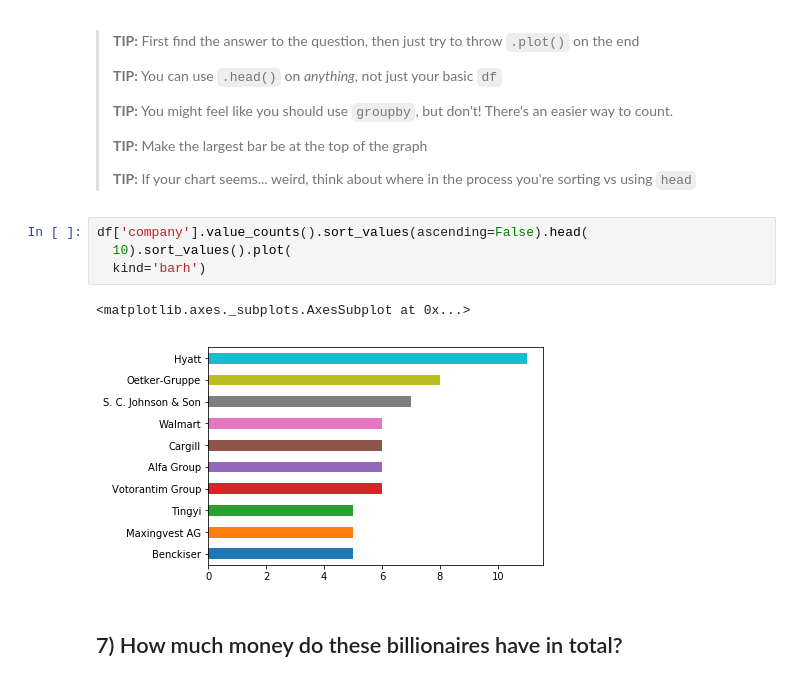
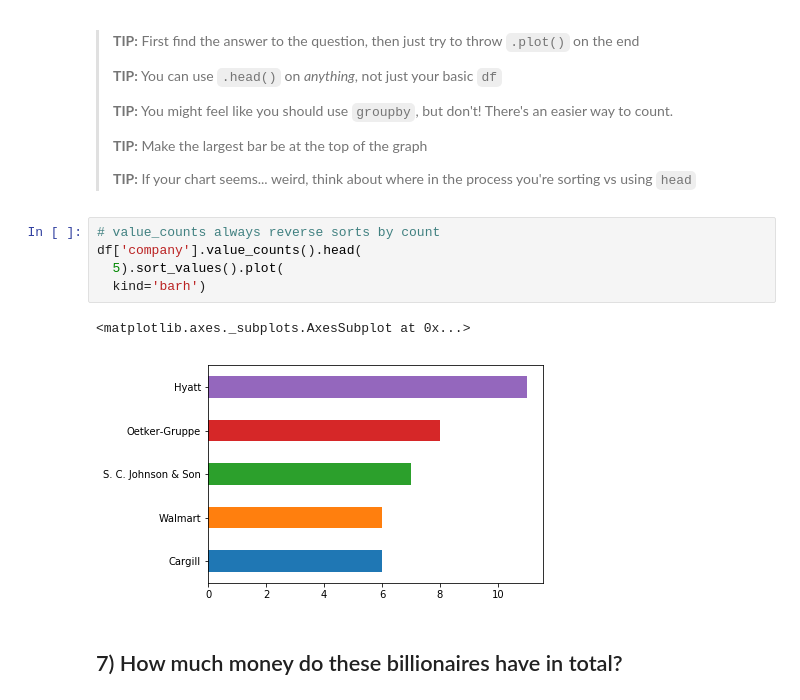
Before and after one commit to xeophin/lede-foundations, a Jupyter notebook: 05-homework/02-Billionaires.ipynb, the cells around one changed output. Cells and saved outputs as stored; diff of their text form.

```diff
--- a/05-homework/02-Billionaires.ipynb
+++ b/05-homework/02-Billionaires.ipynb
@@ -153,12 +153,13 @@ Name: gender, dtype: float64
 >
 > **TIP:** If your chart seems... weird, think about where in the process you're sorting vs using `head`
 # %%
-df['company'].value_counts().sort_values(ascending=False).head(
-  10).sort_values().plot(
+# value_counts always reverse sorts by count
+df['company'].value_counts().head(
+  5).sort_values().plot(
   kind='barh')
 # %% [output]
 <matplotlib.axes._subplots.AxesSubplot at 0x...>
-[figure, old version]
+[figure, new version]
 # %% [markdown]
 ## 7) How much money do these billionaires have in total?
 # %%
```
Also changed, not shown: parts of 2 cells of this notebook.
